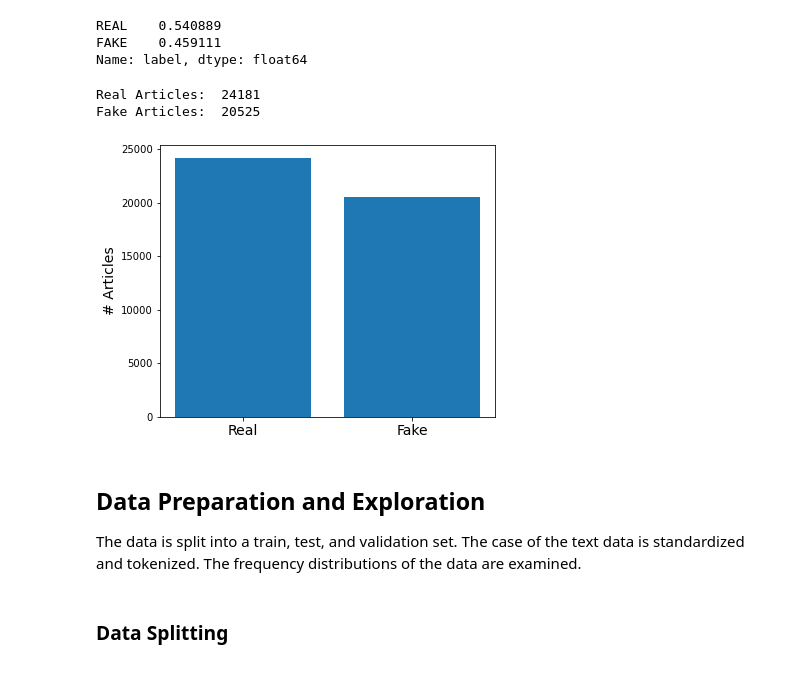
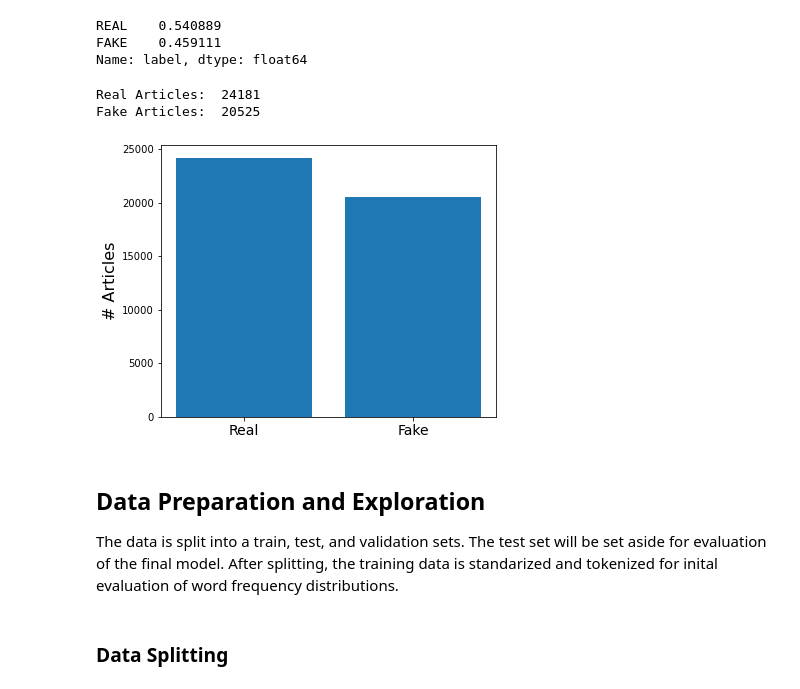
Before and after one commit to bentoler22/Phase_5_Project, a Jupyter notebook: Fake News Detection.ipynb, the cells around one changed output. Cells and saved outputs as stored; diff of their text form; code cells hidden in the pictures.

```diff
--- a/Fake News Detection.ipynb
+++ b/Fake News Detection.ipynb
@@ -133,19 +129,19 @@ Name: label, dtype: float64
 # %%
 # plot the class distribution
 counts = fake_or_real_df.label.value_counts()
 fig, ax = plt.subplots(figsize=(6, 5))
 plt.bar(['Real', 'Fake'], counts);
-plt.ylabel('# Articles', fontsize=14);
+plt.ylabel('# Articles', fontsize=16);
 plt.xticks(fontsize=14)
 print("Real Articles: ", counts[0])
 print("Fake Articles: ", counts[1])
 # %% [output]
 Real Articles:  24181
 Fake Articles:  20525
-[figure, old version]
+[figure, new version]
 # %% [markdown]
 ## Data Preparation and Exploration
-The data is split into a train, test, and validation set. The case of the text data is standardized and tokenized. The frequency distributions of the data are examined.
+The data is split into a train, test, and validation sets. The test set will be set aside for evaluation of the final model. After splitting, the training data is standarized and tokenized for inital evaluation of word frequency distributions.
 # %% [markdown]
 ### Data Splitting
 # %%
```
Also changed, not shown: parts of 81 cells of this notebook, 4 other files.
